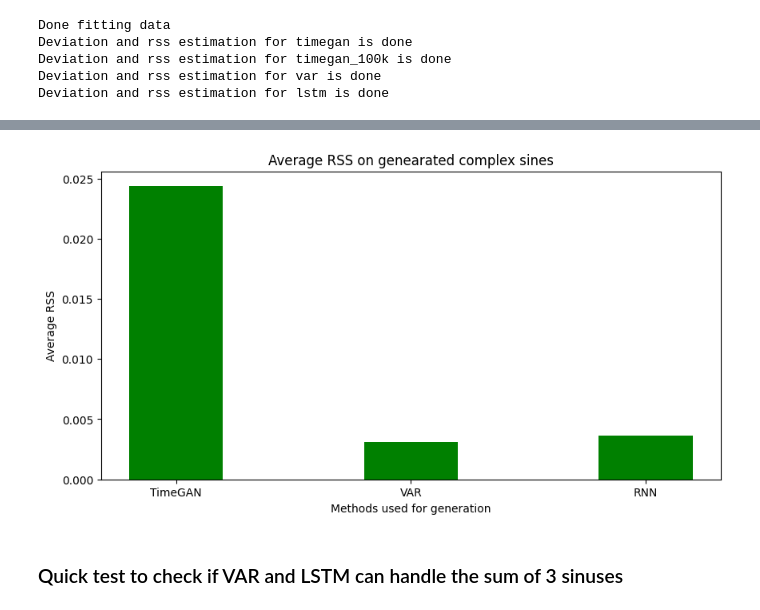
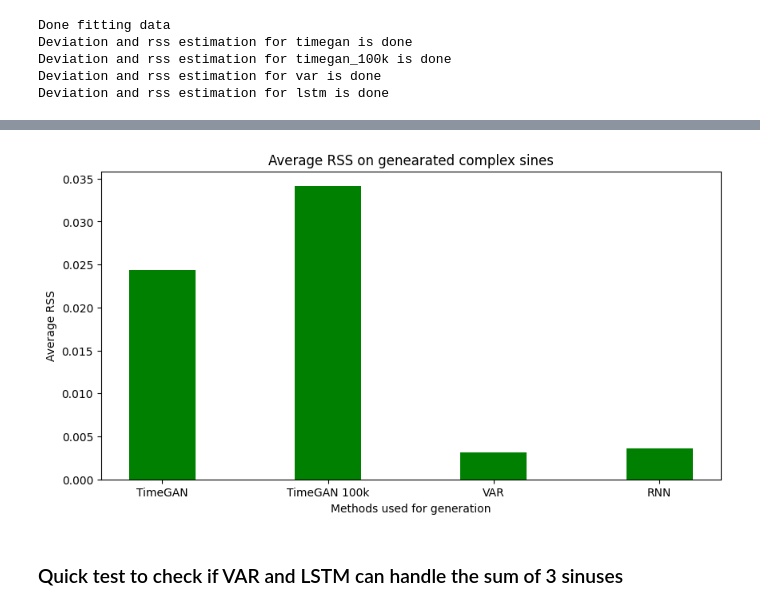
Before and after one commit to fredrikSveen/MSc_time_series_GAN, a Jupyter notebook: curve_fitting_complex.ipynb, the cells around one changed output, grey strips where cells are left out. Cells and saved outputs as stored; diff of their text form; code cells hidden in the pictures.

```diff
--- a/curve_fitting_complex.ipynb
+++ b/curve_fitting_complex.ipynb
@@ -91,7 +91,7 @@ The phases are 3.6376335988934447 and 4.29902152596498
 [figure]
 # %%
 import os
-with open(os.path.join('synthetic_complex_sines', 'timegan', 'comp_syn_sine_50000_6_100_200524_06h46.json'), 'r') as file:
+with open(os.path.join('synthetic_complex_sines', 'timegan', 'test', 'comp_syn_sine_100000_6_100_210524_13h34.json'), 'r') as file:
     y = json.load(file)
 
 y_to_plot = y
@@ -245,7 +245,7 @@ comp_sine_6_50000_scaled = scaler_timegan.fit_transform(comp_sine_6_50000[0])
 y_timegan = pd.DataFrame(comp_sine_6_50000_scaled)
 y_timegan.name = 'timegan'
 
-with open(os.path.join('synthetic_complex_sines', 'timegan', 'comp_syn_sine_100000_6_100_140524_12h06.json'), 'r') as file:
+with open(os.path.join('synthetic_complex_sines', 'timegan', 'test', 'comp_syn_sine_100000_6_100_210524_13h34.json'), 'r') as file:
     comp_sine_6_100000 = json.load(file)
 comp_sine_6_100000_scaled = scaler_timegan.fit_transform(comp_sine_6_100000[0])
 y_timegan_100k = pd.DataFrame(comp_sine_6_100000_scaled)
@@ -328,24 +334,24 @@ ValueError: need at least one array to concatenate
 # %%
-bar_labels = ['TimeGAN', 'VAR', 'RNN']
+bar_labels = ['TimeGAN', 'TimeGAN 100k', 'VAR', 'RNN']
 bar_values = []
 for vals in comp_results.values():
     all_rss = []
     for dim in vals:
         all_rss.append(dim[1])
     averaged = np.mean(all_rss)
     bar_values.append(averaged)
 fig = plt.figure(figsize = (10, 5))
 
 # creating the bar plot
 plt.bar(bar_labels, bar_values, color ='g',
         width = 0.4)
 
 plt.xlabel("Methods used for generation")
 plt.ylabel("Average RSS")
 plt.title("Average RSS on genearated complex sines")
 plt.show()
 # %% [output]
-[figure, old version]
+[figure, new version]
 # %% [markdown]
 ### Quick test to check if VAR and LSTM can handle the sum of 3 sinuses
 # %%
```
Also changed, not shown: parts of 4 cells of this notebook.
